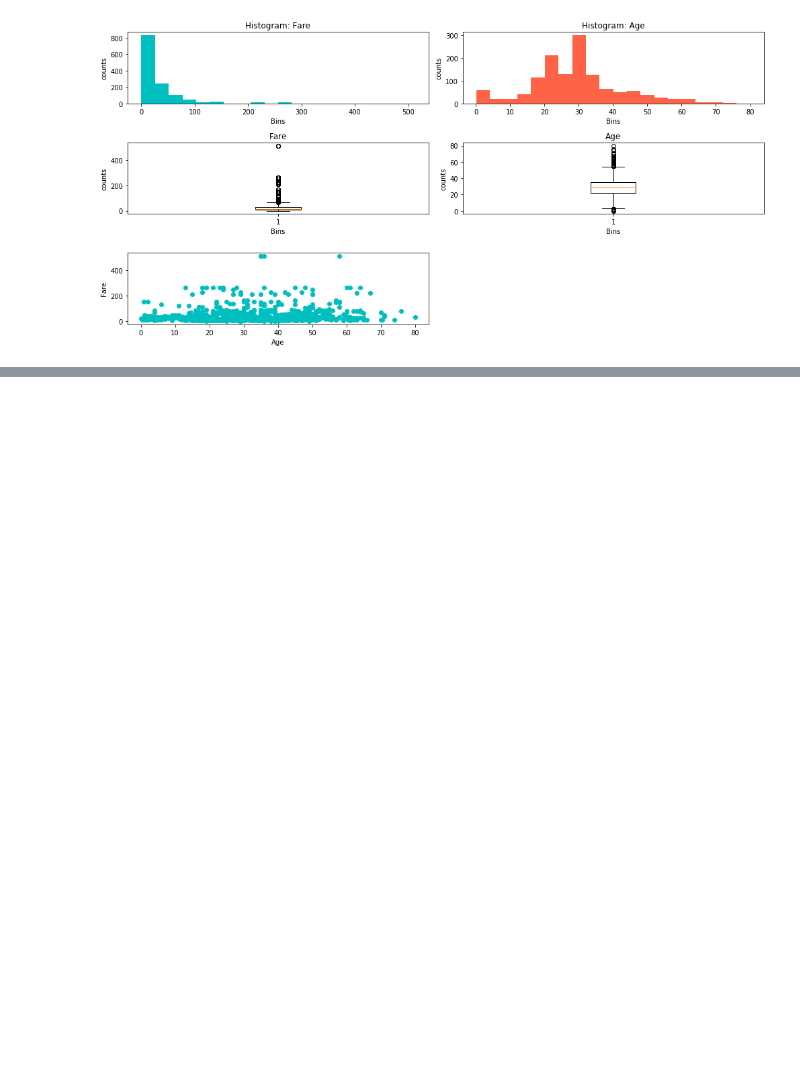
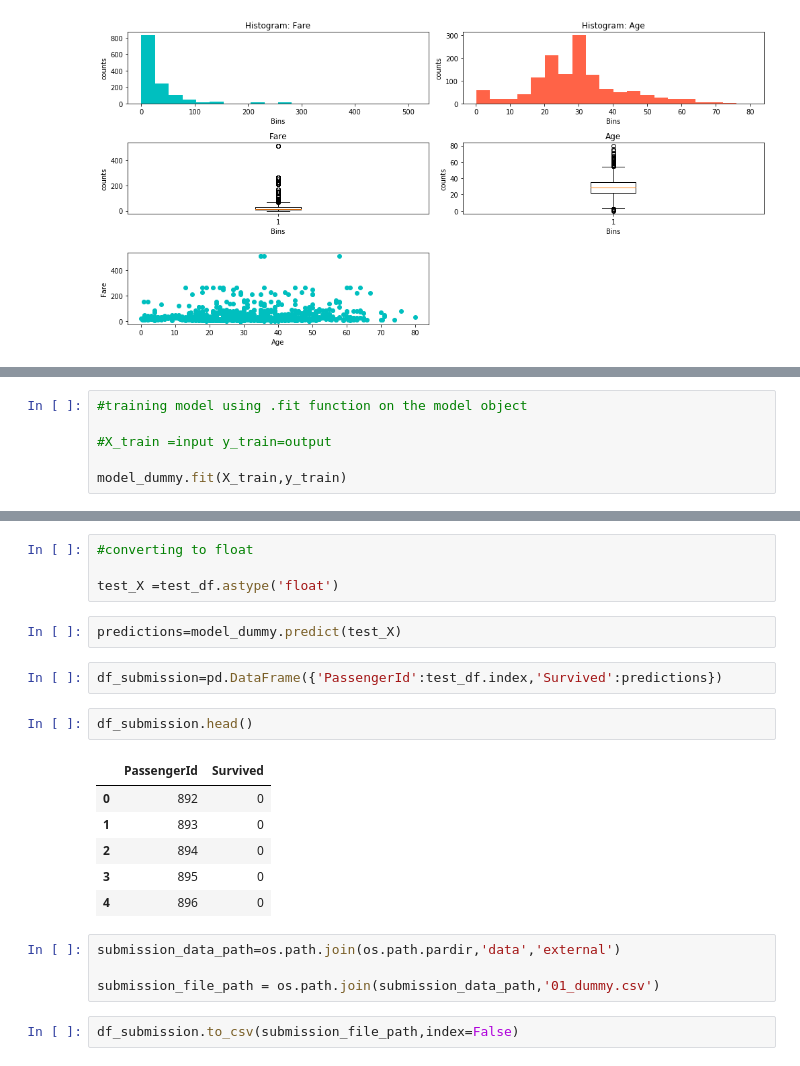
Before and after one commit to pooja97/titanic, a Jupyter notebook: notebooks/Titanic Disaster Challenge.ipynb, the cells around one changed output, grey strips where cells are left out. Drawn from its saved outputs; the diff is of its cells as text; blank space fills up the shorter version.

```diff
--- a/notebooks/Exploring and preprocessing .ipynb
+++ b/notebooks/Titanic Disaster Challenge.ipynb
@@ -1355,0 +1492,6 @@ plt.show()
+# %%
+#training model using .fit function on the model object
+
+#X_train =input y_train=output
+
+model_dummy.fit(X_train,y_train)
@@ -1355,0 +1534,23 @@ plt.show()
+# %%
+#converting to float
+
+test_X =test_df.astype('float')
+# %%
+predictions=model_dummy.predict(test_X)
+# %%
+df_submission=pd.DataFrame({'PassengerId':test_df.index,'Survived':predictions})
+# %%
+df_submission.head()
+# %% [output]
+|  | PassengerId | Survived |
+| 0 | 892 | 0 |
+| 1 | 893 | 0 |
+| 2 | 894 | 0 |
+| 3 | 895 | 0 |
+| 4 | 896 | 0 |
+# %%
+submission_data_path=os.path.join(os.path.pardir,'data','external')
+
+submission_file_path = os.path.join(submission_data_path,'01_dummy.csv')
+# %%
+df_submission.to_csv(submission_file_path,index=False)
```
Also changed, not shown: parts of 70 cells of this notebook, 2 other files.
